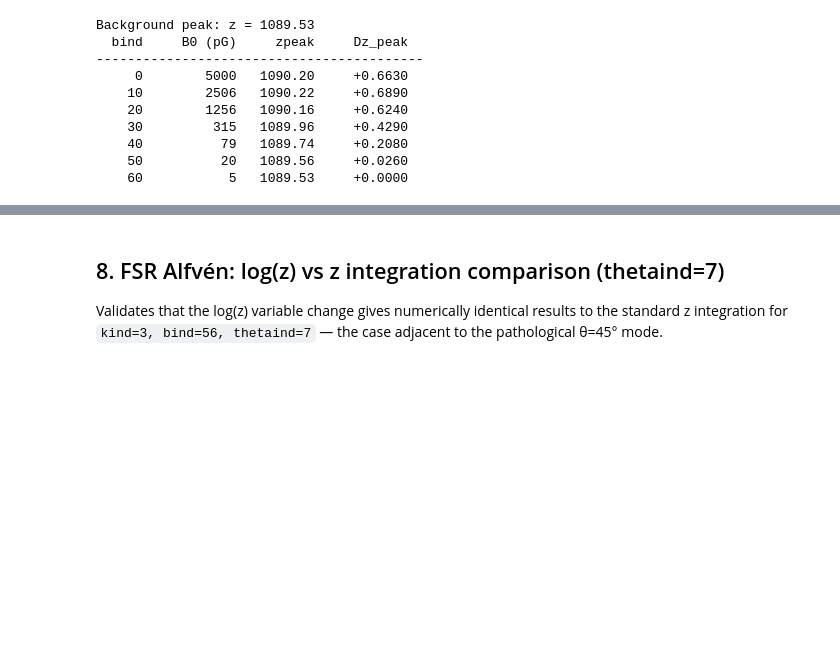
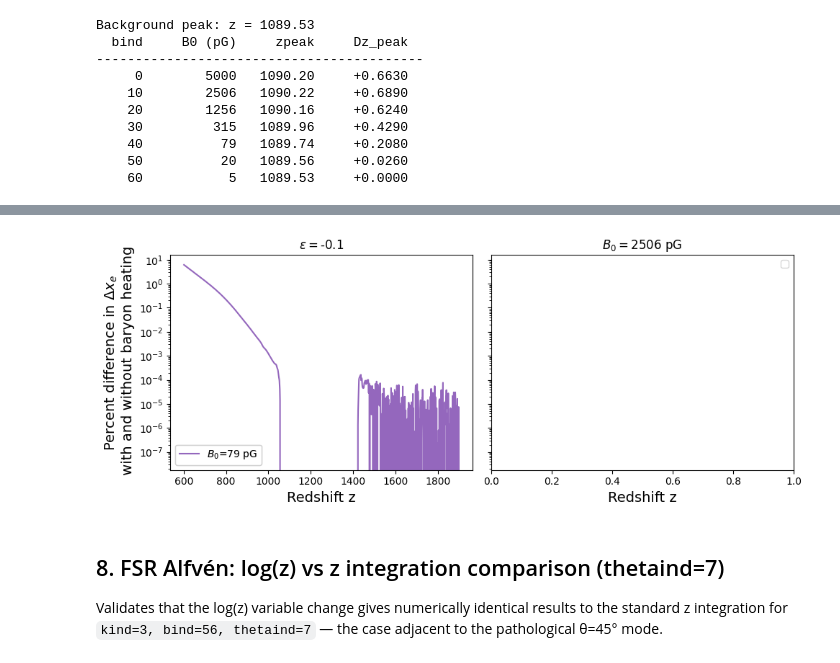
Before and after one commit to jschiff11/PMF-MHD-recomb, a Jupyter notebook: analysis/baseline_tests.ipynb, the cells around one changed output, grey strips where cells are left out. Saved outputs shown, nothing was run; the diff lists cells and outputs as text; code cells hidden in the pictures; blank space fills up the shorter version.

```diff
--- a/analysis/baseline_tests.ipynb
+++ b/analysis/baseline_tests.ipynb
@@ -565,3 +668,42 @@ Background peak: z = 1089.53
+# %%
+# Plot 2: percent difference in Δx_e with vs without baryon heating
+fig, axs = plt.subplots(1, 2, figsize=(10, 4), sharey=True)
+axs = axs.ravel()
+cmap = plt.get_cmap('tab10')
+colors = [plt.cm.magma(i) for i in np.linspace(0.2, 1, 8)]
+
+epsind = 9
+for bcount, bind in enumerate(range(0, 41, 10)):
+    color = cmap(bcount % 7)
+    xe2_tb_val = xe2_Tb[bind, epsind, :]
+    xe2_std    = xe2fullk[:, bind, epsind]
+    if not np.all(np.isnan(xe2_tb_val)) and not np.all(np.isnan(xe2_std)):
+        pctdiff = 1e2 * (xe2_tb_val - xe2_std) / abs(xe2_std)
+        axs[0].semilogy(zarr, pctdiff, label=f'$B_0$={round(1e12*B0arr[bind])} pG', color=color)
+axs[0].set_title(f'$\\epsilon=${round(epsarr[epsind],2)}')
+
+bind = 10
+for epscount, epsind_i in enumerate(range(0, 17, 4)):
+    color = cmap(epscount % 10)
+    xe2_tb_val = xe2_Tb[bind, epsind_i, :]
+    xe2_std    = xe2fullk[:, bind, epsind_i]
+    if not np.all(np.isnan(xe2_tb_val)) and not np.all(np.isnan(xe2_std)):
+        pctdiff = 1e2 * (xe2_tb_val - xe2_std) / abs(xe2_std)
+        axs[1].semilogy(zarr, pctdiff, label=f'$\\epsilon$={round(epsarr[epsind_i],2)}', color=color)
+
+legend1 = axs[0].legend(loc='lower left', frameon=True)
+axs[1].legend()
+axs[1].set_title(f'$B_0=${round(1e12*B0arr[bind])} pG')
+
+axs[0].set_xlabel(r'Redshift z', fontsize=14)
+axs[1].set_xlabel(r'Redshift z', fontsize=14)
+axs[0].set_ylabel('Percent difference in $\\Delta x_e$ \n with and without baryon heating', fontsize=14)
+axs[0].add_artist(legend1)
+
+plt.tight_layout()
+plt.show()
+# %% [output]
+[figure, added]
 # %% [markdown]
 ## 8. FSR Alfvén: log(z) vs z integration comparison (thetaind=7)
 
```
Also changed, not shown: parts of 8 cells of this notebook, 5 other files.
